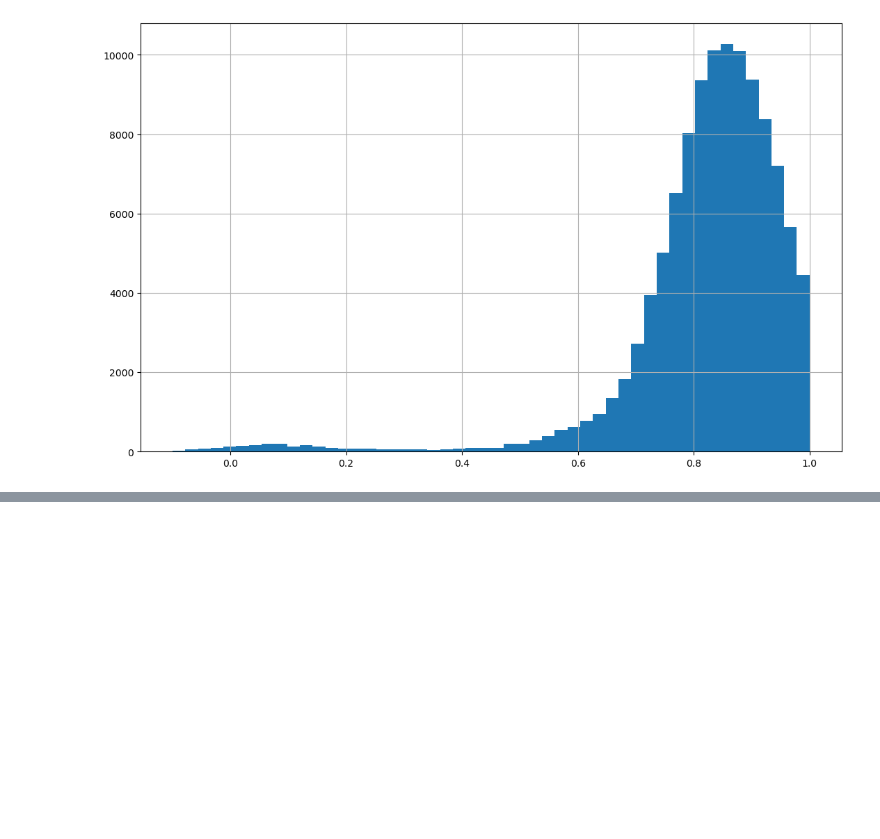
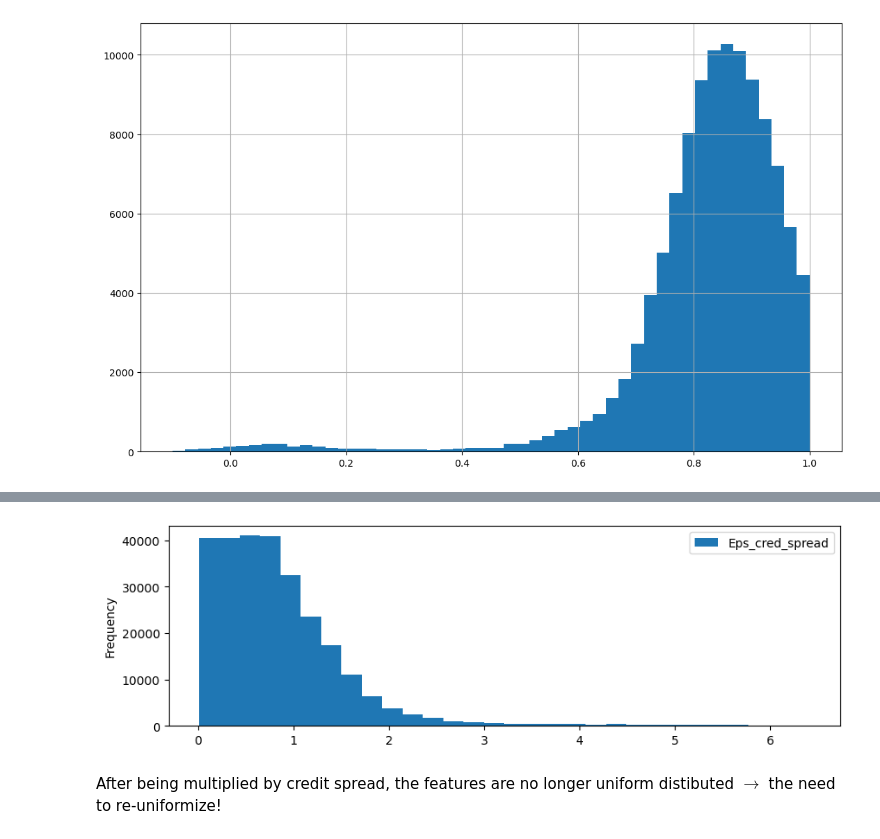
Before and after one commit to wingkit1202/ml_factor_investing, a Jupyter notebook: Chapter 4.ipynb, the cells around one changed output, grey strips where cells are left out. Drawn from its saved outputs; the diff is of its cells as text; code cells hidden in the pictures; blank space fills up the shorter version.

```diff
--- a/Chapter 4.ipynb
+++ b/Chapter 4.ipynb
@@ -99,0 +142,5 @@ plt.show()
+# %%
+fred = Fred(api_key=my_api_key)
+# ICE BofA US Corporate Index Option-Adjusted Spread
+dataseries = fred.get_series('BAMLC0A0CM')
+dataseries.drop_duplicates()
@@ -99,0 +160,13 @@ plt.show()
+# %%
+dates_vector = pd.DataFrame(data_ml['date'].unique(), columns=['date'])
+
+credit_spread = pd.DataFrame(dataseries).reset_index()
+credit_spread.rename(columns={'index': 'date', 0: 'spread'}, inplace = True)
+credit_spread['date'] = credit_spread['date'].astype('str')
+
+credit_spread = pd.merge(dates_vector,
+                         credit_spread,
+                         how='left',
+                         on='date')
+
+credit_spread['spread'].fillna(method = 'ffill', inplace = True)
@@ -99,0 +180,8 @@ plt.show()
+# %%
+data_cond = pd.merge(data_ml,
+                     credit_spread,
+                     how='inner',
+                     on='date')
+# %%
+for feature in features_short:
+    data_cond[feature + '_cred_spread'] = data_cond[feature] * data_cond['spread']
@@ -99,0 +200,7 @@ plt.show()
+# %%
+data_cond[['Eps_cred_spread']].plot.hist(bins=30, figsize=(10, 3))
+plt.show()
+# %% [output]
+[figure, added]
+# %% [markdown]
+After being multiplied by credit spread, the features are no longer uniform distibuted $\rightarrow$ the need to re-uniformize!
```
Also changed, not shown: parts of 19 cells of this notebook.
